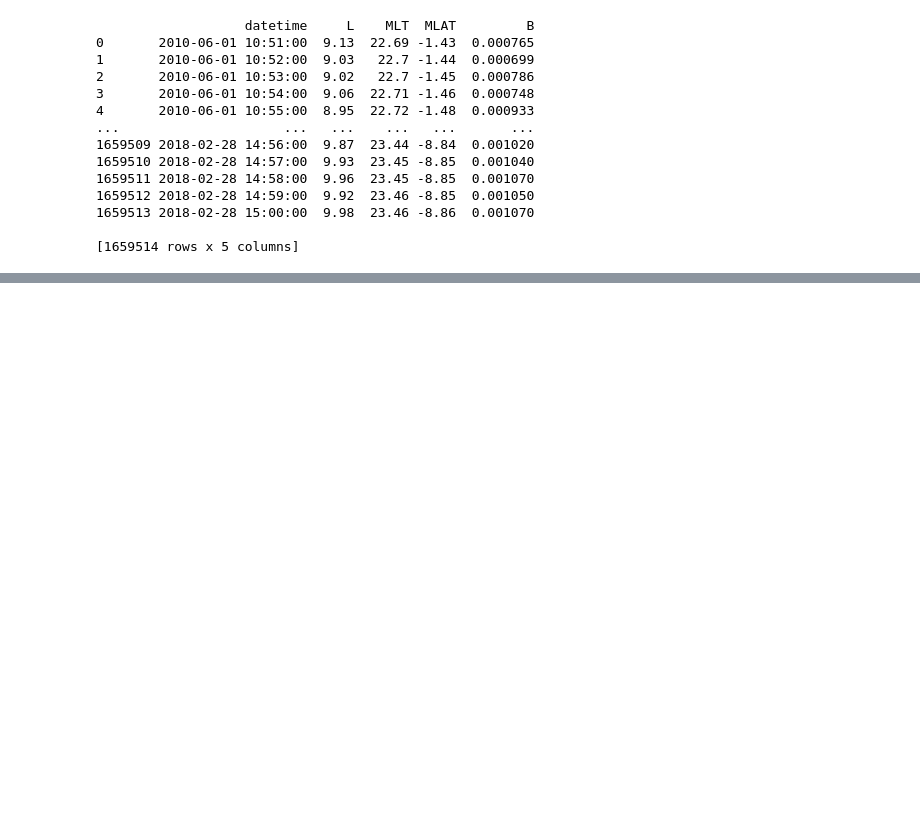
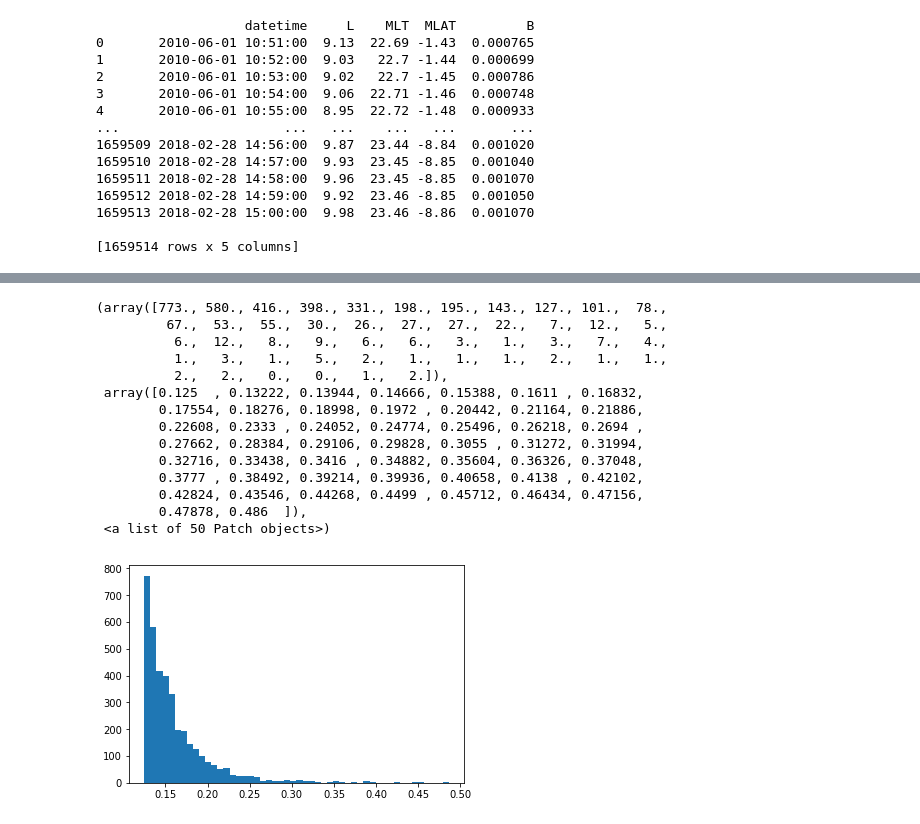
Before and after one commit to abhimanyu-jain/Magnetic-Field-Strength-Prediction, a Jupyter notebook: notebooks/Analysis.ipynb, the cells around one changed output, grey strips where cells are left out. Cells and saved outputs as stored; diff of their text form; code cells hidden in the pictures; blank space fills up the shorter version.

```diff
--- a/notebooks/Analysis.ipynb
+++ b/notebooks/Analysis.ipynb
@@ -166,0 +190,4 @@ print(df)
+# %%
+df_sorted = df.sort_values(by= 'B')
+B_sorted = df_sorted['B']
+print(B_sorted)
@@ -166,0 +207,18 @@ print(df)
+# %%
+plt.hist(B_sorted[1400000:1403762], bins=50)
+# %% [output]
+(array([773., 580., 416., 398., 331., 198., 195., 143., 127., 101.,  78.,
+         67.,  53.,  55.,  30.,  26.,  27.,  27.,  22.,   7.,  12.,   5.,
+          6.,  12.,   8.,   9.,   6.,   6.,   3.,   1.,   3.,   7.,   4.,
+          1.,   3.,   1.,   5.,   2.,   1.,   1.,   1.,   2.,   1.,   1.,
+          2.,   2.,   0.,   0.,   1.,   2.]),
+ array([0.125  , 0.13222, 0.13944, 0.14666, 0.15388, 0.1611 , 0.16832,
+        0.17554, 0.18276, 0.18998, 0.1972 , 0.20442, 0.21164, 0.21886,
+        0.22608, 0.2333 , 0.24052, 0.24774, 0.25496, 0.26218, 0.2694 ,
+        0.27662, 0.28384, 0.29106, 0.29828, 0.3055 , 0.31272, 0.31994,
+        0.32716, 0.33438, 0.3416 , 0.34882, 0.35604, 0.36326, 0.37048,
+        0.3777 , 0.38492, 0.39214, 0.39936, 0.40658, 0.4138 , 0.42102,
+        0.42824, 0.43546, 0.44268, 0.4499 , 0.45712, 0.46434, 0.47156,
+        0.47878, 0.486  ]),
+ <a list of 50 Patch objects>)
+[figure, added]
```
Also changed, not shown: parts of 4 cells of this notebook, 1 other file.
